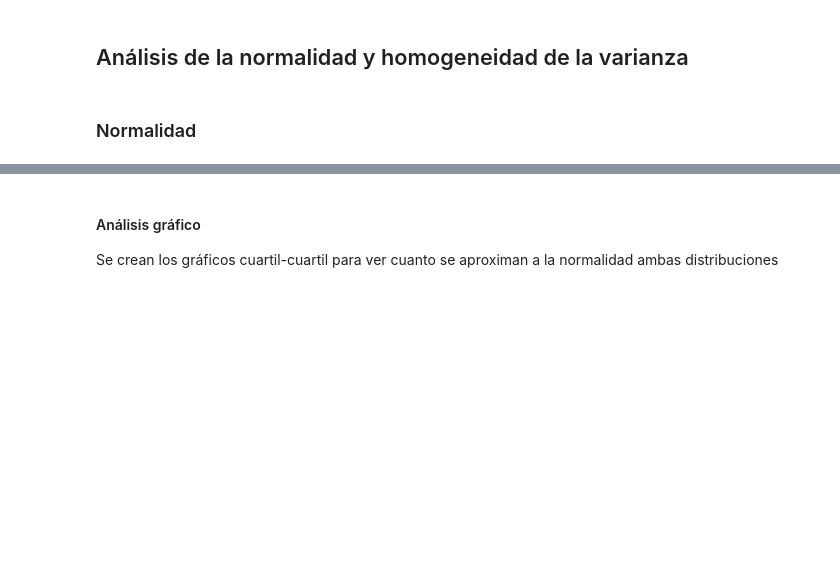
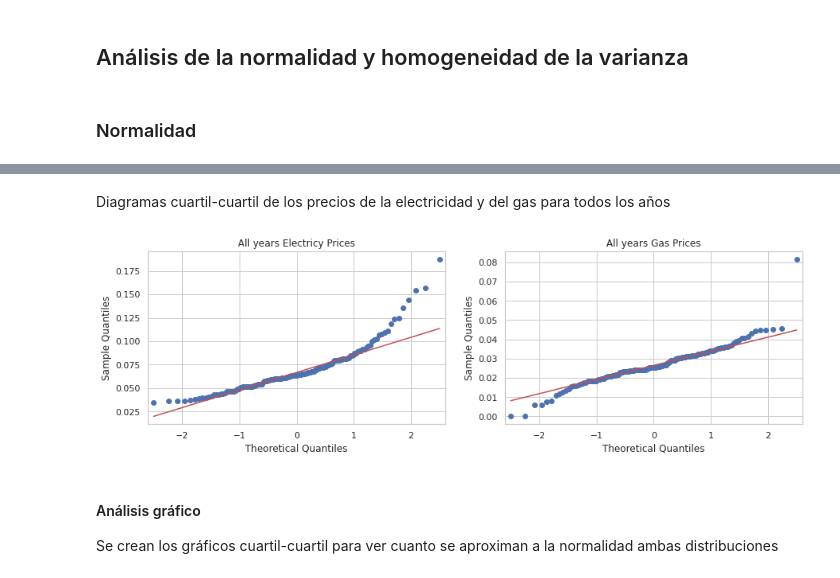
Before and after one commit to miguel-esteban-uoc/pract-2, a Jupyter notebook: notebook/pract-2.ipynb, the cells around one changed output, grey strips where cells are left out. Cells and saved outputs as stored; diff of their text form; code cells hidden in the pictures; blank space fills up the shorter version.

```diff
--- a/notebook/pract-2.ipynb
+++ b/notebook/pract-2.ipynb
@@ -665,3 +701,9 @@ array([0.0299 , 0.024  , 0.0283 , 0.017  , 0.036  , 0.0243 , 0.0234 ,
+# %% [markdown]
+Diagramas cuartil-cuartil de los precios de la electricidad y del gas para todos los años
+# %%
+draw_grap_quartil_quartil( df_work, "All years" )
+# %% [output]
+[figure, added]
 # %% [markdown]
 #### Análisis gráfico
 
```
Also changed, not shown: parts of 4 cells of this notebook.
